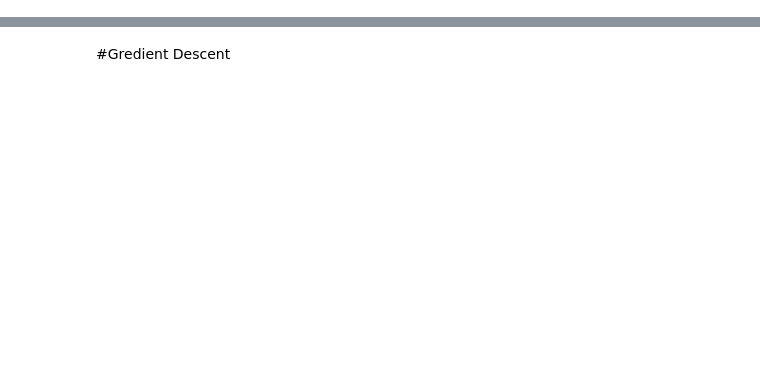
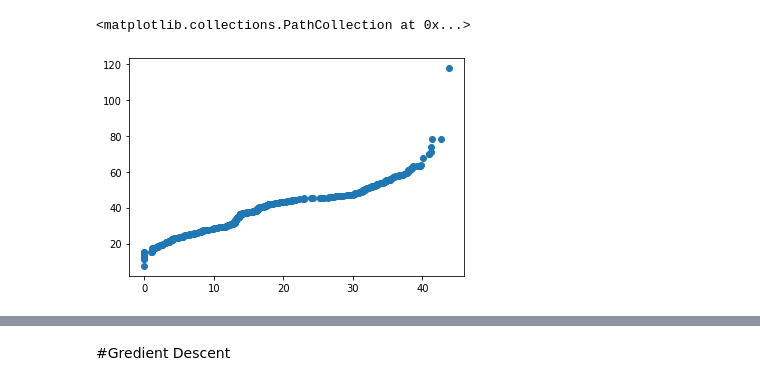
Before and after one commit to Mohammadkaviany/MachineLearning, a Jupyter notebook: Manual_Linear_Regression.ipynb, the cells around one changed output, grey strips where cells are left out. Saved outputs shown, nothing was run; the diff lists cells and outputs as text; code cells hidden in the pictures; blank space fills up the shorter version.

```diff
--- a/Manual_Linear_Regression.ipynb
+++ b/Manual_Linear_Regression.ipynb
@@ -35,6 +59,11 @@ y = df["Y house price of unit area"]
 # %%
 x = np.sort(np.array(x))
 y = np.sort(np.array(y))
+# %%
+plt.scatter(x, y)
+# %% [output]
+<matplotlib.collections.PathCollection at 0x...>
+[figure, added]
 # %%
 x
 # %% [output]
```
Also changed, not shown: parts of 23 cells of this notebook.
